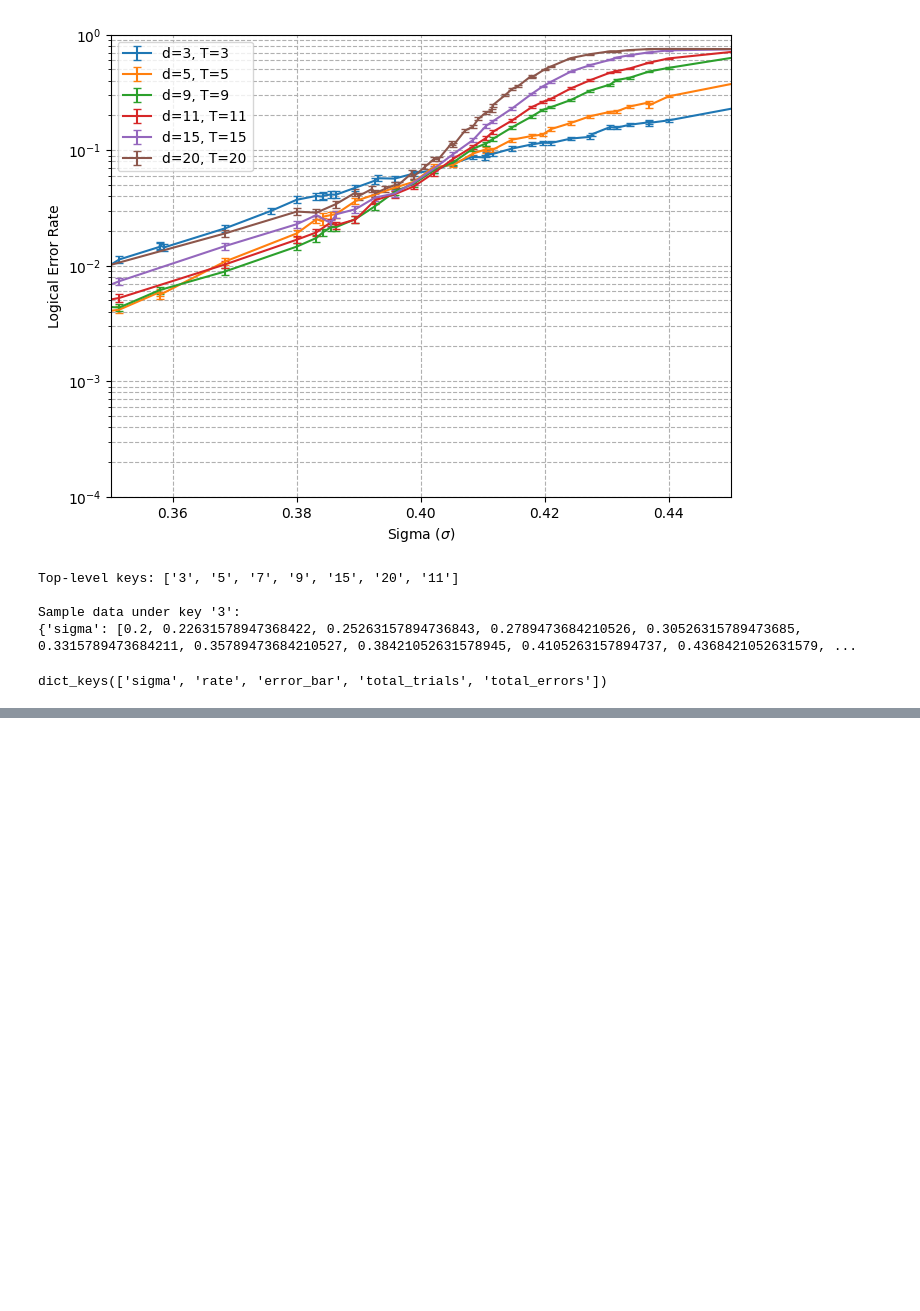
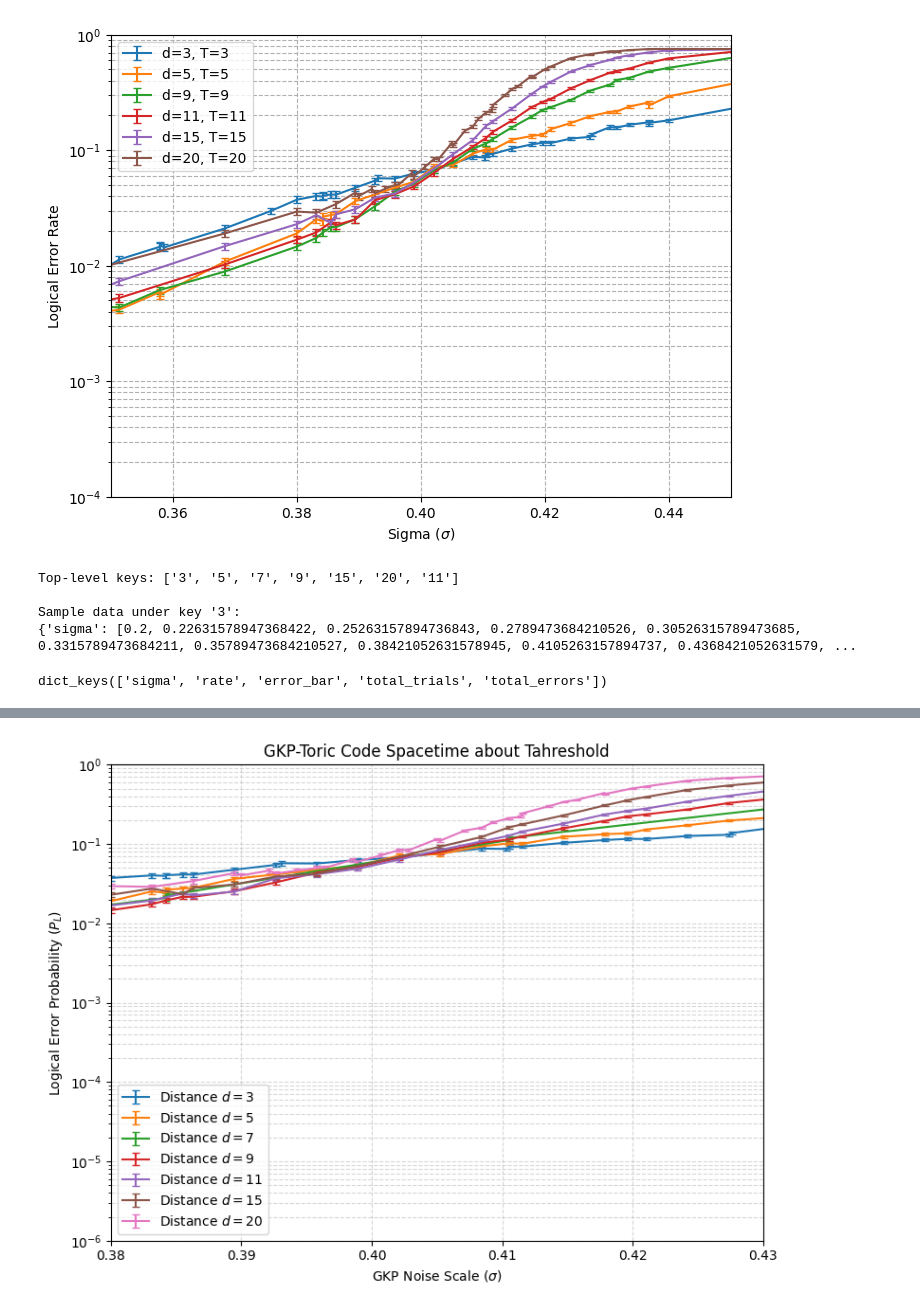
Before and after one commit to laramt04/GKP_QEC_Project_Code, a Jupyter notebook: GKP_toric.ipynb, the cells around one changed output, grey strips where cells are left out. Cells and saved outputs as stored; diff of their text form; code cells hidden in the pictures; blank space fills up the shorter version.

```diff
--- a/GKP_toric.ipynb
+++ b/GKP_toric.ipynb
@@ -618,0 +574,33 @@ plt.savefig("exponential_suppression.png", dpi=300)
+# %%
+plt.figure(figsize=(8, 6))
+for distance in sorted(data.keys(), key=int):
+    sim_lists = data[distance]
+
+    sigmas = sim_lists['sigma']
+    logical_rates = sim_lists['rate']
+    error_bars = sim_lists['error_bar']
+
+    sorted_data = sorted(zip(sigmas, logical_rates, error_bars), key=lambda x: x[0])
+    sorted_sigmas, sorted_rates, sorted_errors = zip(*sorted_data)
+
+    plt.errorbar(
+        sorted_sigmas,
+        sorted_rates,
+        yerr=sorted_errors,
+        capsize=3,
+        label=f"Distance $d={distance}$"
+    )
+
+plt.xlabel(r"GKP Noise Scale ($\sigma$)")
+plt.ylabel(r"Logical Error Probability ($P_L$)")
+plt.title("GKP-Toric Code Spacetime about Tahreshold")
+plt.grid(True, which="both", ls="--", alpha=0.5)
+plt.yscale("log")
+plt.ylim(10e-7, 1)
+plt.xlim(0.38, 0.43)
+plt.legend()
+
+plt.tight_layout()
+plt.show()
+# %% [output]
+[figure, added]
```
Also changed, not shown: parts of 3 cells of this notebook.
